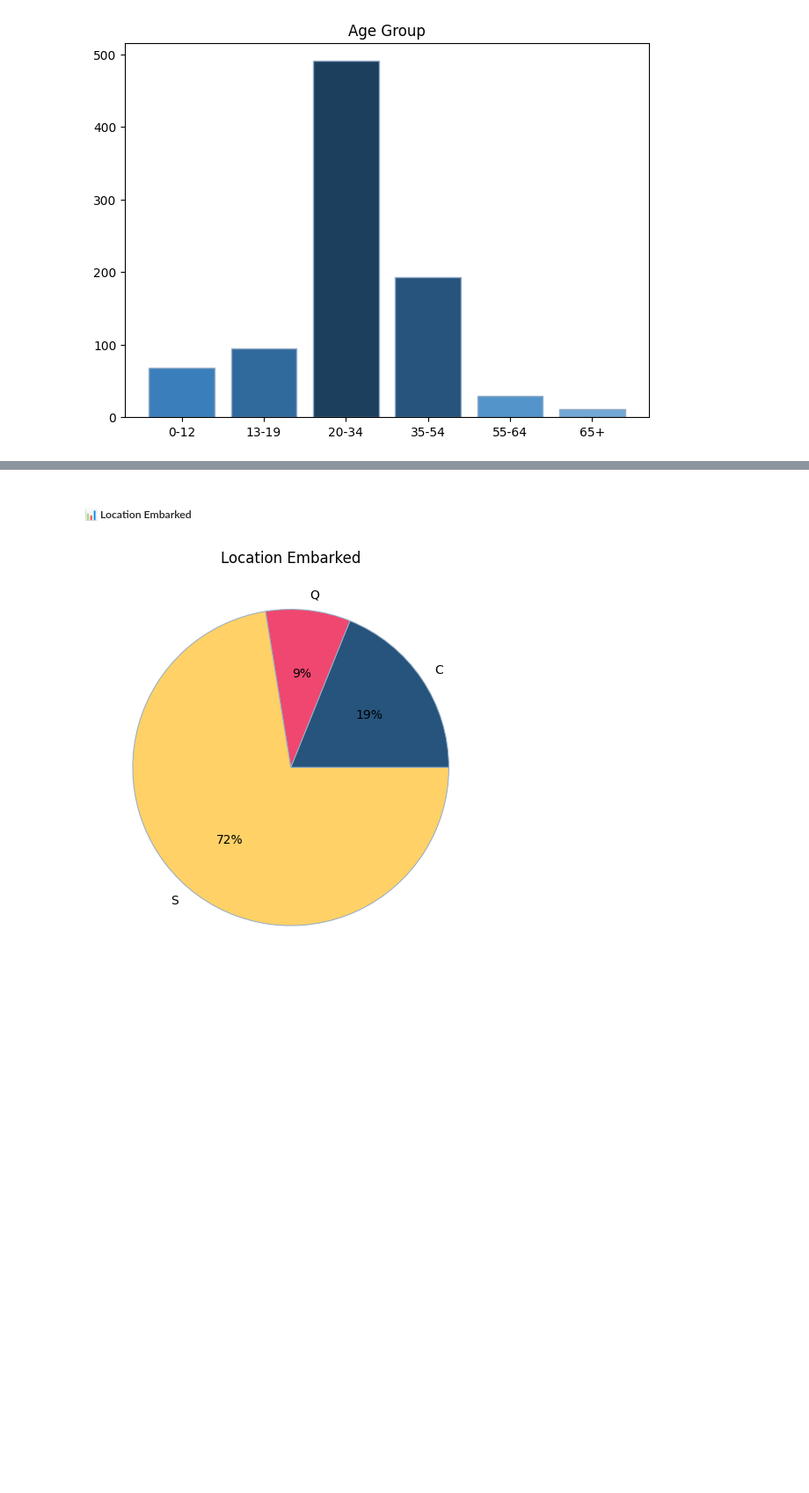
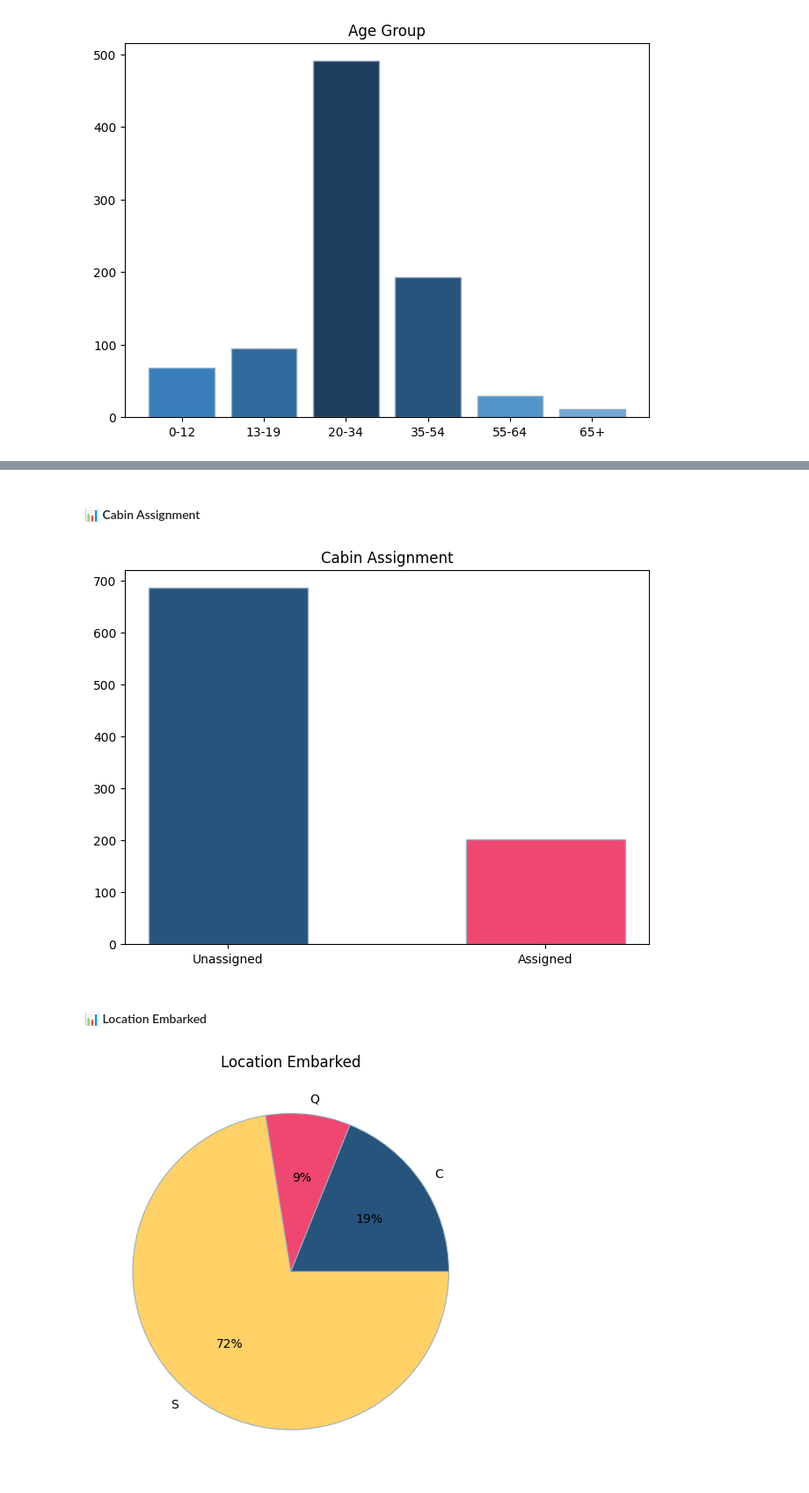
Before and after one commit to grace-sampao/Cyber-Shujaa---Exploratory-Data-Analysis, a Jupyter notebook: notebooks/exploratory_data_analysis.ipynb, the cells around one changed output, grey strips where cells are left out. Shown at 88% size. Drawn from its saved outputs; the diff is of its cells as text; code cells hidden in the pictures; blank space fills up the shorter version.

```diff
--- a/notebooks/exploratory_data_analysis.ipynb
+++ b/notebooks/exploratory_data_analysis.ipynb
@@ -659,5 +681,22 @@ plt.show()
+# %% [markdown]
+#### 📊 Cabin Assignment
+# %%
+fig, ax = plt.subplots(layout='constrained')
+
+ax.set_title("Cabin Assignment")
+ax.bar(
+  titanic_data['Cabin Assignment'].value_counts().index,
+  titanic_data['Cabin Assignment'].value_counts().values,
+  width=0.5,
+  color=[colours["dusk blue"], colours["bubblegum pink"]],
+  edgecolor=colours["powder blue"]
+)
+
+plt.show()
+# %% [output]
+[figure, added]
 # %% [markdown]
-##### 📊 Location Embarked
+#### 📊 Location Embarked
 # %%
 fig, ax = plt.subplots(layout='constrained')
 
```
Also changed, not shown: parts of 16 cells of this notebook.
